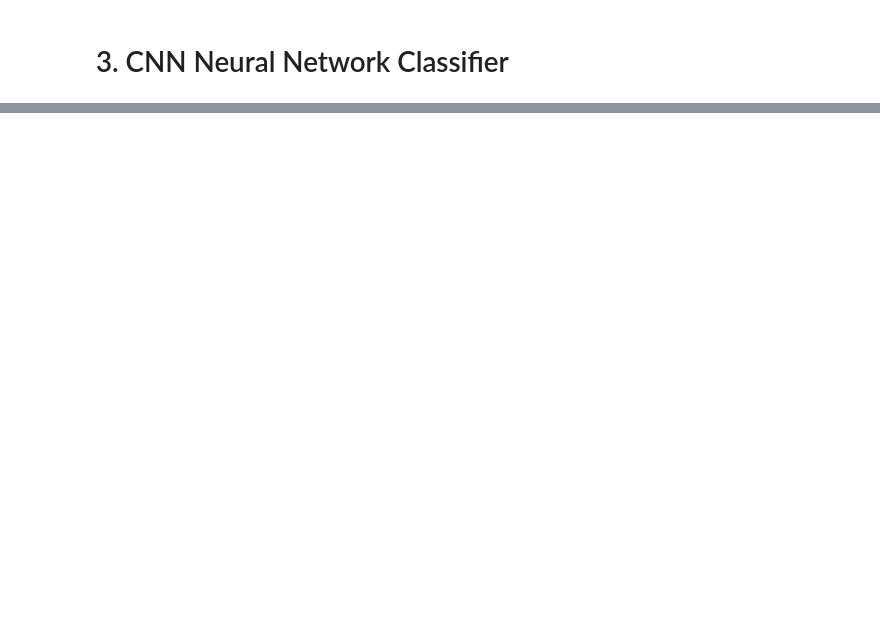
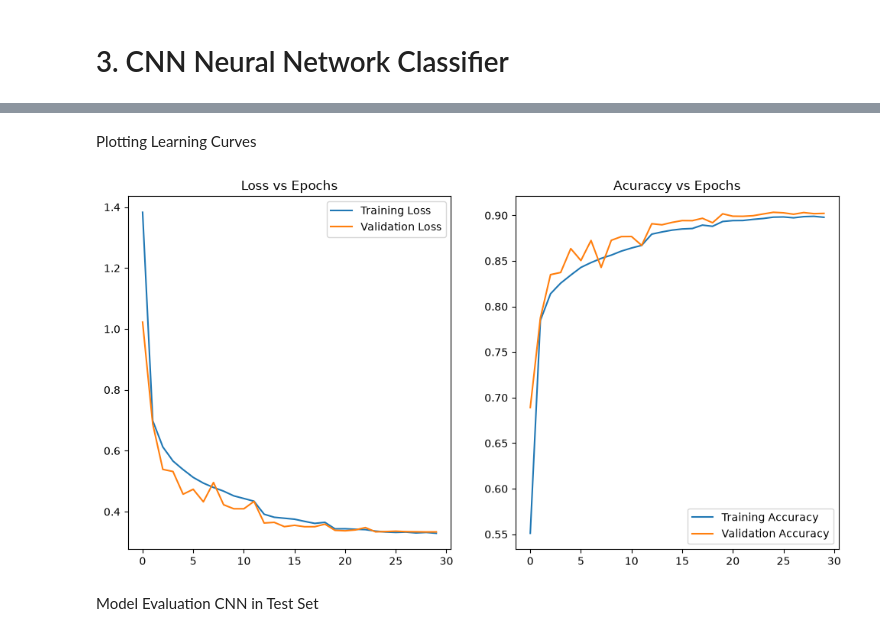
Before and after one commit to ramirezgrosas/tf2-svhn-digit-recognition, a Jupyter notebook: svhn-digit-recognition.ipynb, the cells around one changed output, grey strips where cells are left out. Saved outputs shown, nothing was run; the diff lists cells and outputs as text; code cells hidden in the pictures; blank space fills up the shorter version.

Commit message:
Creating the CNN Model, training and evaluating

```diff
--- a/svhn-digit-recognition.ipynb
+++ b/svhn-digit-recognition.ipynb
@@ -316,0 +341,8 @@ model_cnn = Sequential([
+# %%
+
+from tensorflow.keras.optimizers import Adam
+
+optimizer= Adam(learning_rate=0.001)
+
+model_cnn.compile(optimizer=optimizer, loss='sparse_categorical_crossentropy',
+                  metrics=['accuracy'])
@@ -316,0 +384,11 @@ model_cnn = Sequential([
+# %%
+
+history_cnn = model_cnn.fit(
+    X_train_gray,
+    y_train,
+    epochs=30,
+    batch_size=128,
+    validation_split=0.15,
+    callbacks=callbacks_cnn,
+    verbose=1
+)
@@ -316,0 +413,23 @@ model_cnn = Sequential([
+# %% [markdown]
+Plotting Learning Curves
+# %%
+import matplotlib.pyplot as plt
+
+
+fig, (ax1, ax2) = plt.subplots(1,2, figsize=(12,6))
+
+ax1.plot(history_cnn.history['loss'], label='Training Loss')
+ax1.plot(history_cnn.history['val_loss'], label='Validation Loss')
+ax1.set_title('Loss vs Epochs')
+ax1.legend()
+
+ax2.plot(history_cnn.history['accuracy'], label='Training Accuracy')
+ax2.plot(history_cnn.history['val_accuracy'], label='Validation Accuracy')
+ax2.set_title('Acuraccy vs Epochs')
+ax2.legend()
+
+plt.show()
+# %% [output]
+[figure, added]
+# %% [markdown]
+Model Evaluation CNN in Test Set
```
Also changed, not shown: parts of 9 cells of this notebook, 1 other file.
